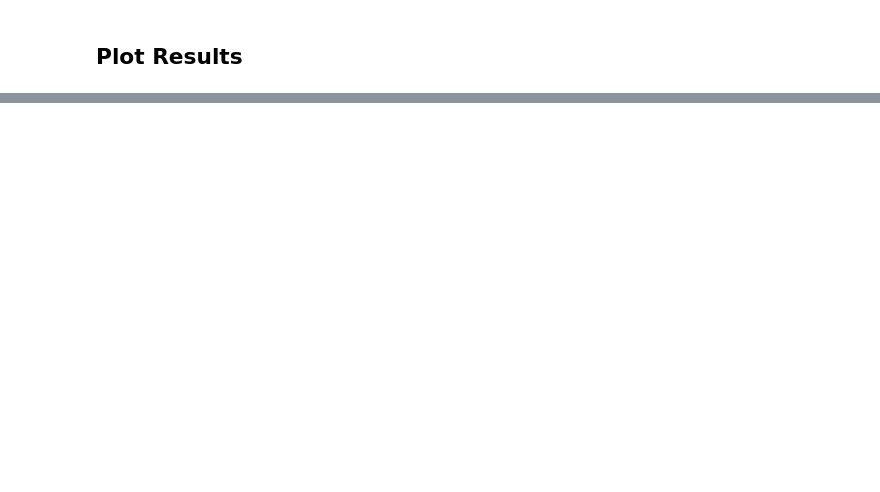
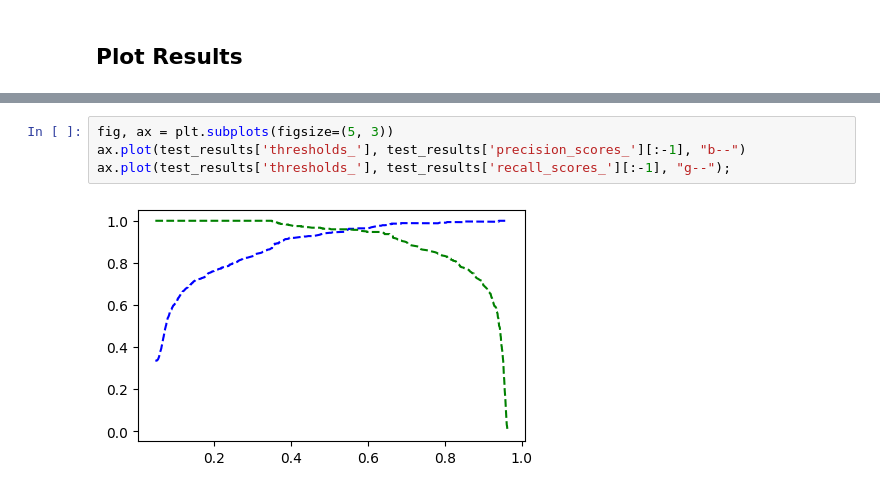
Before and after one commit to unicef/giga-global-school-mapping, a Jupyter notebook: notebooks/05_model_evaluation.ipynb, the cells around one changed output, grey strips where cells are left out. Drawn from its saved outputs; the diff is of its cells as text; blank space fills up the shorter version.

```diff
--- a/notebooks/05_model_evaluation.ipynb
+++ b/notebooks/05_model_evaluation.ipynb
@@ -198,0 +133,6 @@ ax.xaxis.set_major_locator(loc)
+# %%
+fig, ax = plt.subplots(figsize=(5, 3))
+ax.plot(test_results['thresholds_'], test_results['precision_scores_'][:-1], "b--")
+ax.plot(test_results['thresholds_'], test_results['recall_scores_'][:-1], "g--");
+# %% [output]
+[figure, added]
```
Also changed, not shown: parts of 13 cells of this notebook, 6 other files.
